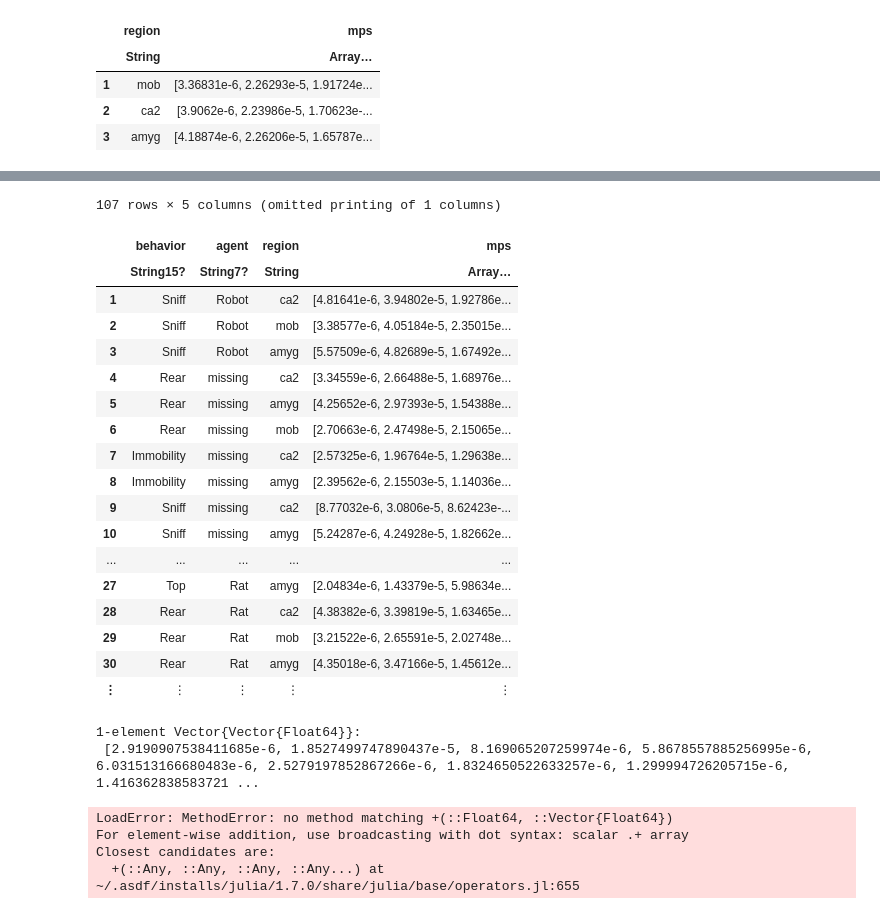
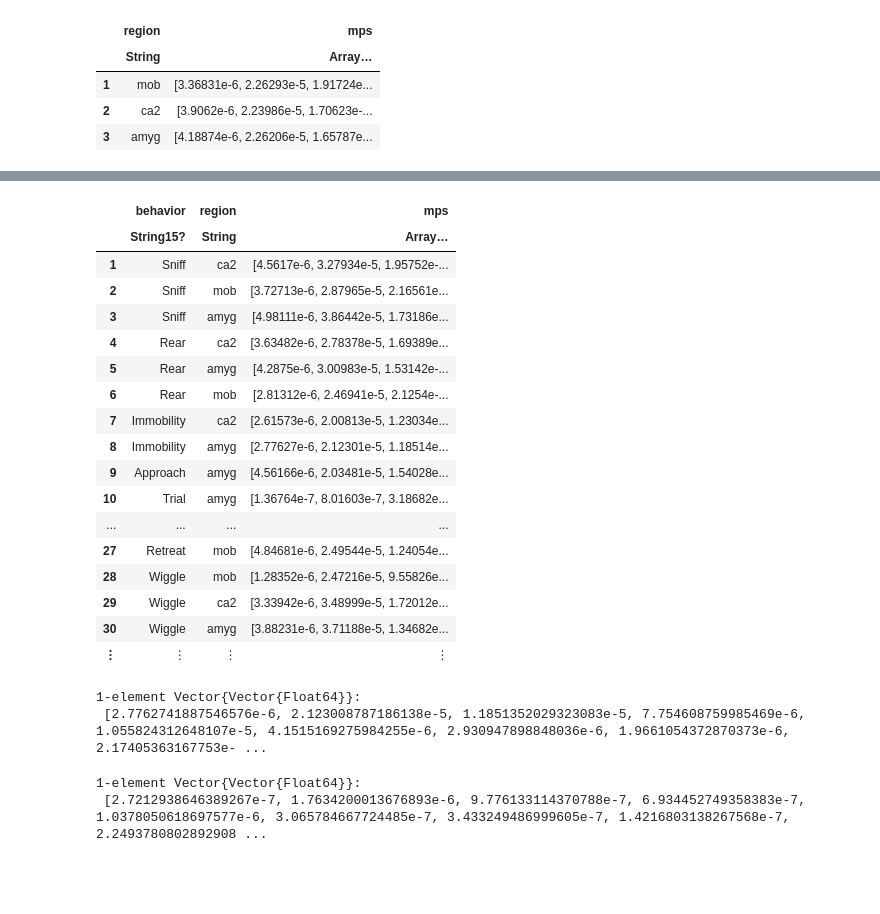
Before and after one commit to chiba-lab/ROIexperiment, a Jupyter notebook: powerspecplots.ipynb, the cells around one changed output, grey strips where cells are left out. Cells and saved outputs as stored; diff of their text form; code cells hidden in the pictures; blank space fills up the shorter version.

Commit message:
table stuff working

```diff
--- a/powerspecplots.ipynb
+++ b/powerspecplots.ipynb
@@ -73,10 +94,10 @@ end
 # %%
-behavior_agent_mps =  @chain ps begin
+behavior_mps =  @chain ps begin
     @subset(:behavior.!="null")
     transform(:pspec => ByRow.(x->values(x))=>:pspec)
-    groupby([:behavior, :agent, :region])
-    @combine(mps=[meanandstderr(:pspec)])
-    transform(:mps=>ByRow.(x->Measurements.value.(x))=>:mpsvals, :mps=>ByRow.(x->Measurements.uncertainty.(x))=>:err)
-    select(:behavior, :agent, :region, :mpsvals=>:mps, :err)
+    groupby([:behavior, :region])
+    @combine(:mps = [meanandstderr(:pspec)])
+    transform(:mps => ByRow.(x->Measurements.value.(x))=>:mpsvals, :mps => ByRow.(x->Measurements.uncertainty.(x)) => :err)
+    select( :behavior, :region, :mpsvals=>:mps, :err)
 end
 # %% [output]
@@ -85,24 +105,23 @@ end
-107 rows × 5 columns (omitted printing of 1 columns)
-|  | behavior | agent | region | mps |
-|  | String15? | String7? | String | Array… |
-| 1 | Sniff | Robot | ca2 | [4.81641e-6, 3.94802e-5, 1.92786e... |
-| 2 | Sniff | Robot | mob | [3.38577e-6, 4.05184e-5, 2.35015e... |
-| 3 | Sniff | Robot | amyg | [5.57509e-6, 4.82689e-5, 1.67492e... |
-| 4 | Rear | missing | ca2 | [3.34559e-6, 2.66488e-5, 1.68976e... |
-| 5 | Rear | missing | amyg | [4.25652e-6, 2.97393e-5, 1.54388e... |
-| 6 | Rear | missing | mob | [2.70663e-6, 2.47498e-5, 2.15065e... |
-| 7 | Immobility | missing | ca2 | [2.57325e-6, 1.96764e-5, 1.29638e... |
-| 8 | Immobility | missing | amyg | [2.39562e-6, 2.15503e-5, 1.14036e... |
-| 9 | Sniff | missing | ca2 | [8.77032e-6, 3.0806e-5, 8.62423e-... |
-| 10 | Sniff | missing | amyg | [5.24287e-6, 4.24928e-5, 1.82662e... |
-| ... | ... | ... | ... | ... |
-| 27 | Top | Rat | amyg | [2.04834e-6, 1.43379e-5, 5.98634e... |
-| 28 | Rear | Rat | ca2 | [4.38382e-6, 3.39819e-5, 1.63465e... |
-| 29 | Rear | Rat | mob | [3.21522e-6, 2.65591e-5, 2.02748e... |
-| 30 | Rear | Rat | amyg | [4.35018e-6, 3.47166e-5, 1.45612e... |
-| ⋮ | ⋮ | ⋮ | ⋮ | ⋮ |
+|  | behavior | region | mps |
+|  | String15? | String | Array… |
+| 1 | Sniff | ca2 | [4.5617e-6, 3.27934e-5, 1.95752e-... |
+| 2 | Sniff | mob | [3.72713e-6, 2.87965e-5, 2.16561e... |
+| 3 | Sniff | amyg | [4.98111e-6, 3.86442e-5, 1.73186e... |
+| 4 | Rear | ca2 | [3.63482e-6, 2.78378e-5, 1.69389e... |
+| 5 | Rear | amyg | [4.2875e-6, 3.00983e-5, 1.53142e-... |
+| 6 | Rear | mob | [2.81312e-6, 2.46941e-5, 2.1254e-... |
+| 7 | Immobility | ca2 | [2.61573e-6, 2.00813e-5, 1.23034e... |
+| 8 | Immobility | amyg | [2.77627e-6, 2.12301e-5, 1.18514e... |
+| 9 | Approach | amyg | [4.56166e-6, 2.03481e-5, 1.54028e... |
+| 10 | Trial | amyg | [1.36764e-7, 8.01603e-7, 3.18682e... |
+| ... | ... | ... | ... |
+| 27 | Retreat | mob | [4.84681e-6, 2.49544e-5, 1.24054e... |
+| 28 | Wiggle | mob | [1.28352e-6, 2.47216e-5, 9.55826e... |
+| 29 | Wiggle | ca2 | [3.33942e-6, 3.48999e-5, 1.72012e... |
+| 30 | Wiggle | amyg | [3.88231e-6, 3.71188e-5, 1.34682e... |
+| ⋮ | ⋮ | ⋮ | ⋮ |
 # %%
-@subset(behavior_agent_mps, :agent.=="Object", :behavior.=="Immobility", :region.=="amyg").mps
+@subset(behavior_mps,  :behavior.=="Immobility", :region.=="amyg").mps
 # %% [output]
 1-element Vector{Vector{Float64}}:
- [2.9190907538411685e-6, 1.8527499747890437e-5, 8.169065207259974e-6, 5.8678557885256995e-6, 6.031513166680483e-6, 2.5279197852867266e-6, 1.8324650522633257e-6, 1.299994726205715e-6, 1.416362838583721 ...
+ [2.7762741887546576e-6, 2.123008787186138e-5, 1.1851352029323083e-5, 7.754608759985469e-6, 1.055824312648107e-5, 4.1515169275984255e-6, 2.930947898848036e-6, 1.9661054372870373e-6, 2.17405363167753e- ...
@@ -109,9 +153,9 @@ end
 # %%
-freqs=2:2:120;  b="Immobility"; r="MOB"
-s=@subset(behavior_agent_mps, :behavior.== b, :region.== lowercase(r))
-# s=@orderby(s, :agent)
-labels =reshape(s.agent,1,length(s.agent))
-# labels =map(x->"Agent: "*x, labels)
+freqs=2:2:120;  b="Immobility";  r="Amyg"
+s=@subset(behavior_mps, :behavior.== b, :region.==lowercase(r))
+
+# labels =reshape(s.agent,1,length(s.agent))
+labels = r
 specs = s.mps
 errs = s.err
 
@@ -121,7 +165,7 @@ p=plot(
     specs,
     ribbon=errs,
     fillalpha=.2,
-    label=labels,
+    # label=labels,
     xaxis=:log,
     yaxis=:log,
     ylabel="Power Spectral Density",
@@ -131,11 +175,9 @@ p=plot(
     grid=false,
 
 )
-ns=@subset(null_region_mps, :region.== lowercase(r))
-plot!(p, freqs, ns.mps, ribbon= ns.err, fillcolor=:black, fillalpha=.15, linewidth=2,  xlim=(2,120), linestyle=:dash, linecolor=:black, label="Baseline", legendtitle="Agent")
+# ns=@subset(null_region_mps, :region.== lowercase(r))
+# plot!(p, freqs, ns.mps, ribbon= ns.err, fillcolor=:black, fillalpha=.15, linewidth=2,  xlim=(2,120), linestyle=:dash, linecolor=:black, label="Baseline", legendtitle="Agent")
 # %% [output]
-LoadError: MethodError: no method matching +(::Float64, ::Vector{Float64})
-For element-wise addition, use broadcasting with dot syntax: scalar .+ array
-Closest candidates are:
-  +(::Any, ::Any, ::Any, ::Any...) at ~/.asdf/installs/julia/1.7.0/share/julia/base/operators.jl:655
+1-element Vector{Vector{Float64}}:
+ [2.7212938646389267e-7, 1.7634200013676893e-6, 9.776133114370788e-7, 6.934452749358383e-7, 1.0378050618697577e-6, 3.065784667724485e-7, 3.433249486999605e-7, 1.4216803138267568e-7, 2.2493780802892908 ...
 # %%
```
Also changed, not shown: parts of 6 cells of this notebook.
